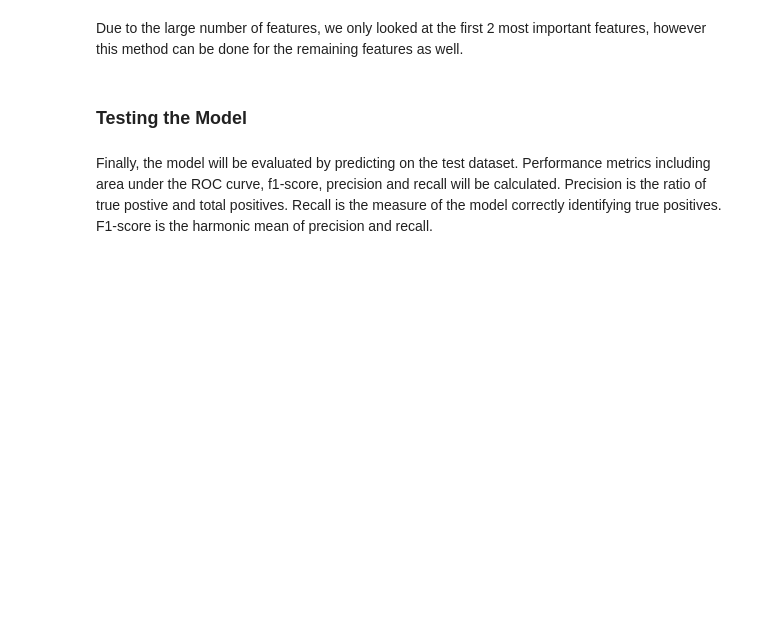
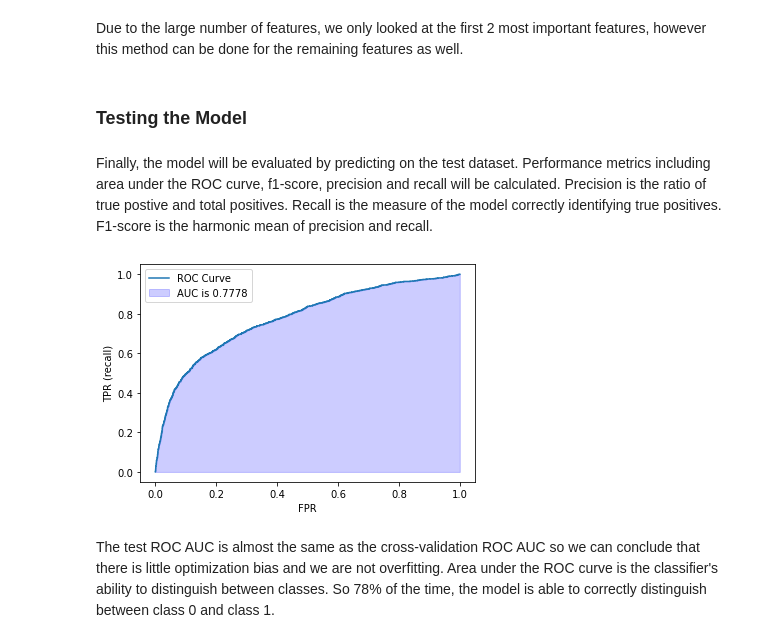
Before and after one commit to hmartin11/DSCI-310-Group-4, a Jupyter notebook: data_analysis.ipynb, the cells around one changed output. Cells and saved outputs as stored; diff of their text form; code cells hidden in the pictures; blank space fills up the shorter version.

Commit message:
updated testing model

```diff
--- a/data_analysis.ipynb
+++ b/data_analysis.ipynb
@@ -435,3 +431,29 @@ Due to the large number of features, we only looked at the first 2 most importan
 ### Testing the Model
 # %% [markdown]
 Finally, the model will be evaluated by predicting on the test dataset. Performance metrics including area under the ROC curve, f1-score, precision and recall will be calculated. Precision is the ratio of true postive and total positives. Recall is the measure of the model correctly identifying true positives. F1-score is the harmonic mean of precision and recall.
+# %%
+from sklearn.metrics import roc_curve
+from sklearn.metrics import roc_auc_score
+
+# prediction probabilities on test set
+lr_prob = model.predict_proba(X_test)[:,1]
+
+# roc_auc score on test set
+roc_lr = roc_auc_score(y_test, lr_prob)
+
+fpr, tpr, thresholds = roc_curve(y_test, lr_prob)
+
+roc_lr = round(roc_lr, 4)
+
+auc_label = "AUC is " + str(roc_lr)
+
+plt.plot(fpr, tpr, label="ROC Curve")
+plt.xlabel("FPR")
+plt.ylabel("TPR (recall)")
+plt.fill_between(fpr, tpr, color='blue', alpha=0.2, label=auc_label)
+
+plt.legend(loc="best");
+# %% [output]
+[figure, added]
+# %% [markdown]
+The test ROC AUC is almost the same as the cross-validation ROC AUC so we can conclude that there is little optimization bias and we are not overfitting. Area under the ROC curve is the classifier's ability to distinguish between classes. So 78% of the time, the model is able to correctly distinguish between class 0 and class 1.
```
Also changed, not shown: parts of 18 cells of this notebook.
